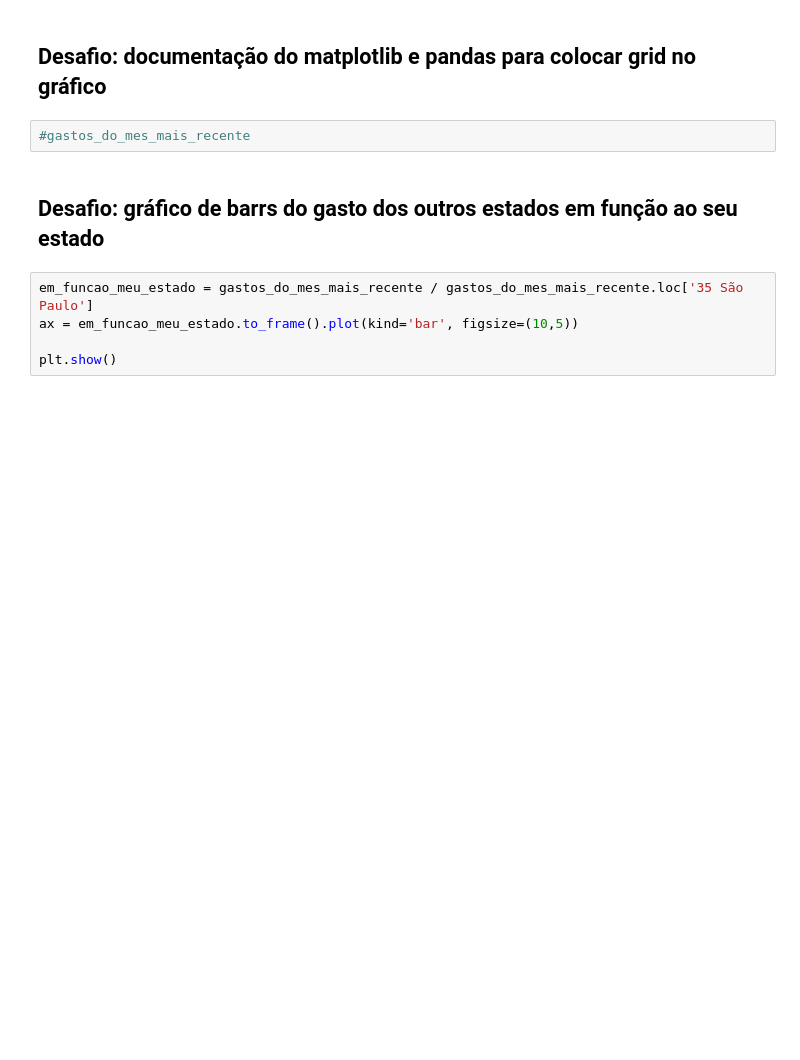
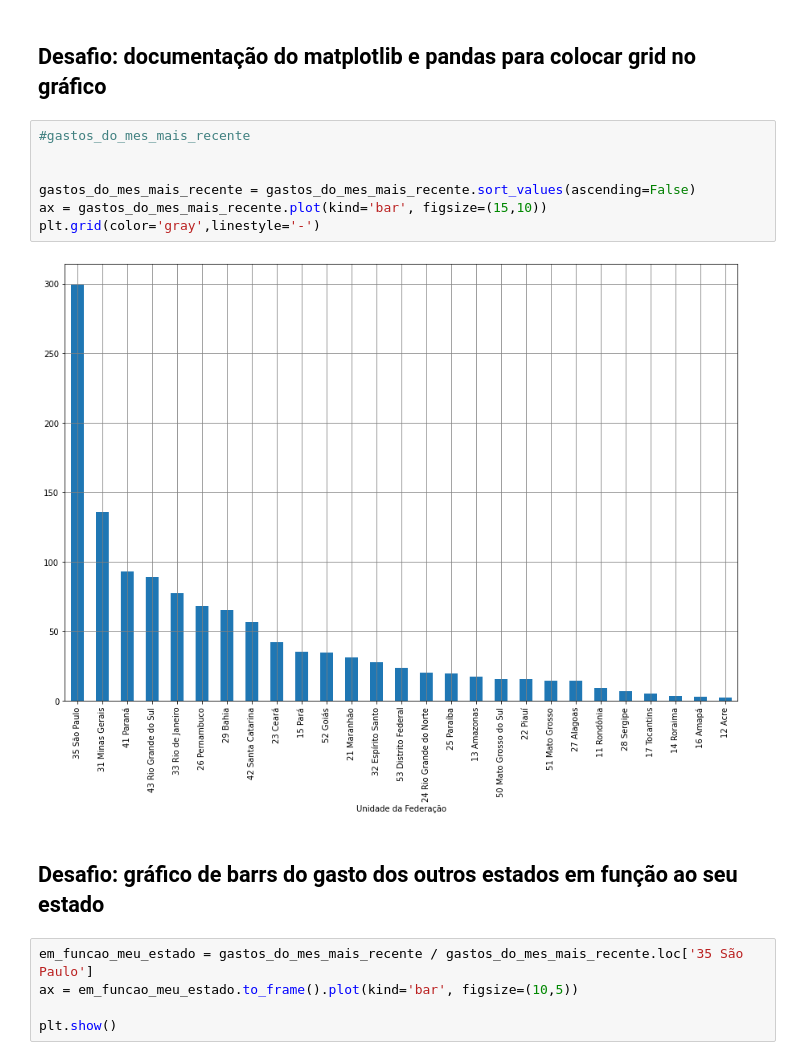
Before and after one commit to fervassoler/bootcamp-data-science-aplicada, a Jupyter notebook: bootcamp/modulo1/Aula5.ipynb, the cells around one changed output. Drawn from its saved outputs; the diff is of its cells as text; blank space fills up the shorter version.

```diff
--- a/bootcamp/modulo1/Aula5.ipynb
+++ b/bootcamp/modulo1/Aula5.ipynb
@@ -771,8 +771,15 @@ Unidade da Federação
 Name: 2020/Jun, dtype: float64
 # %% [markdown]
 ## Desafio: documentação do matplotlib e pandas para colocar grid no gráfico
-# %%
-#gastos_do_mes_mais_recente
+# %%
+#gastos_do_mes_mais_recente
+
+
+gastos_do_mes_mais_recente = gastos_do_mes_mais_recente.sort_values(ascending=False)
+ax = gastos_do_mes_mais_recente.plot(kind='bar', figsize=(15,10))
+plt.grid(color='gray',linestyle='-')
+# %% [output]
+[figure, added]
 # %% [markdown]
 ## Desafio: gráfico de barrs do gasto dos outros estados em função ao seu estado
 # %%
```
Also changed, not shown: parts of 19 cells of this notebook.
